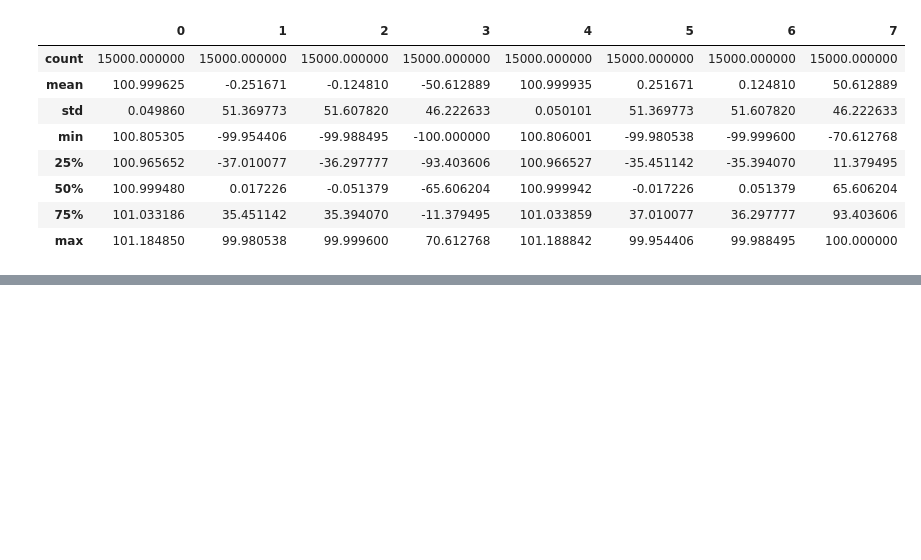
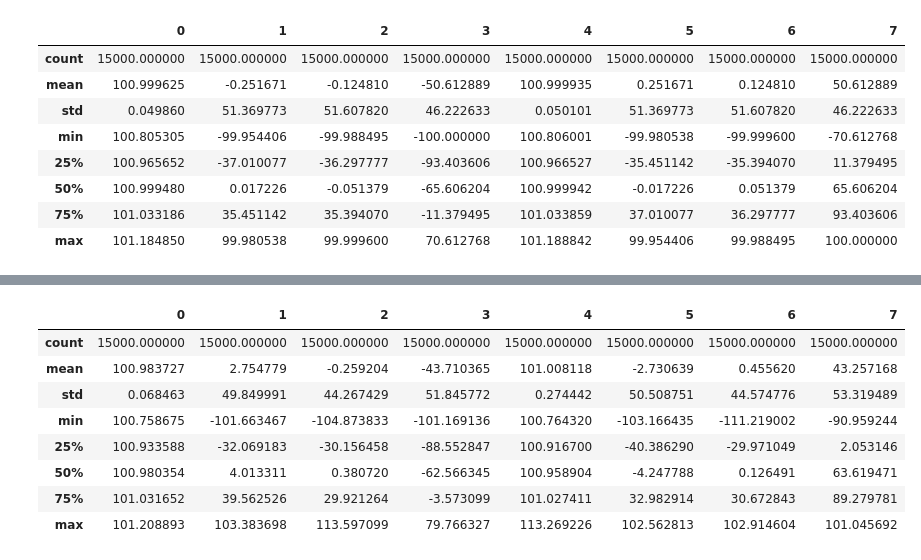
Before and after one commit to marisgg/generative-MC-collisions, a Jupyter notebook: GMs.ipynb, the cells around one changed output, grey strips where cells are left out. Cells and saved outputs as stored; diff of their text form; code cells hidden in the pictures; blank space fills up the shorter version.

```diff
--- a/GMs.ipynb
+++ b/GMs.ipynb
@@ -282,0 +341,12 @@ pd.DataFrame(scaler.inverse_transform(np.random.normal(0, 1, size=(15_000, 8))))
+# %%
+pd.DataFrame(scaler.inverse_transform(NF_generated)).describe()
+# %% [output]
+|  | 0 | 1 | 2 | 3 | 4 | 5 | 6 | 7 |
+| count | 15000.000000 | 15000.000000 | 15000.000000 | 15000.000000 | 15000.000000 | 15000.000000 | 15000.000000 | 15000.000000 |
+| mean | 100.983727 | 2.754779 | -0.259204 | -43.710365 | 101.008118 | -2.730639 | 0.455620 | 43.257168 |
+| std | 0.068463 | 49.849991 | 44.267429 | 51.845772 | 0.274442 | 50.508751 | 44.574776 | 53.319489 |
+| min | 100.758675 | -101.663467 | -104.873833 | -101.169136 | 100.764320 | -103.166435 | -111.219002 | -90.959244 |
+| 25% | 100.933588 | -32.069183 | -30.156458 | -88.552847 | 100.916700 | -40.386290 | -29.971049 | 2.053146 |
+| 50% | 100.980354 | 4.013311 | 0.380720 | -62.566345 | 100.958904 | -4.247788 | 0.126491 | 63.619471 |
+| 75% | 101.031652 | 39.562526 | 29.921264 | -3.573099 | 101.027411 | 32.982914 | 30.672843 | 89.279781 |
+| max | 101.208893 | 103.383698 | 113.597099 | 79.766327 | 113.269226 | 102.562813 | 102.914604 | 101.045692 |
```
Also changed, not shown: parts of 21 cells of this notebook, 5 other files.
